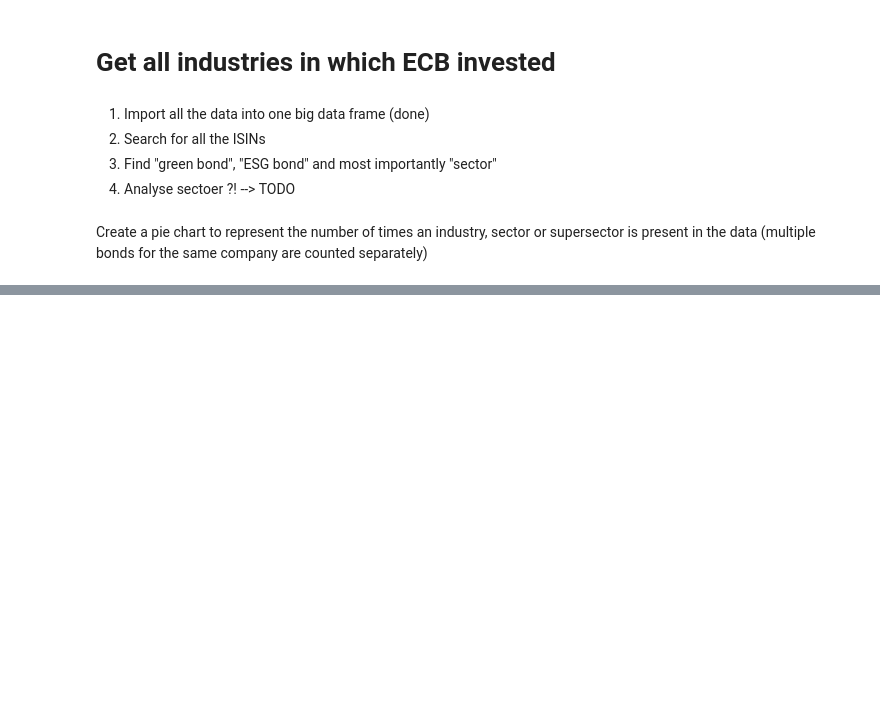
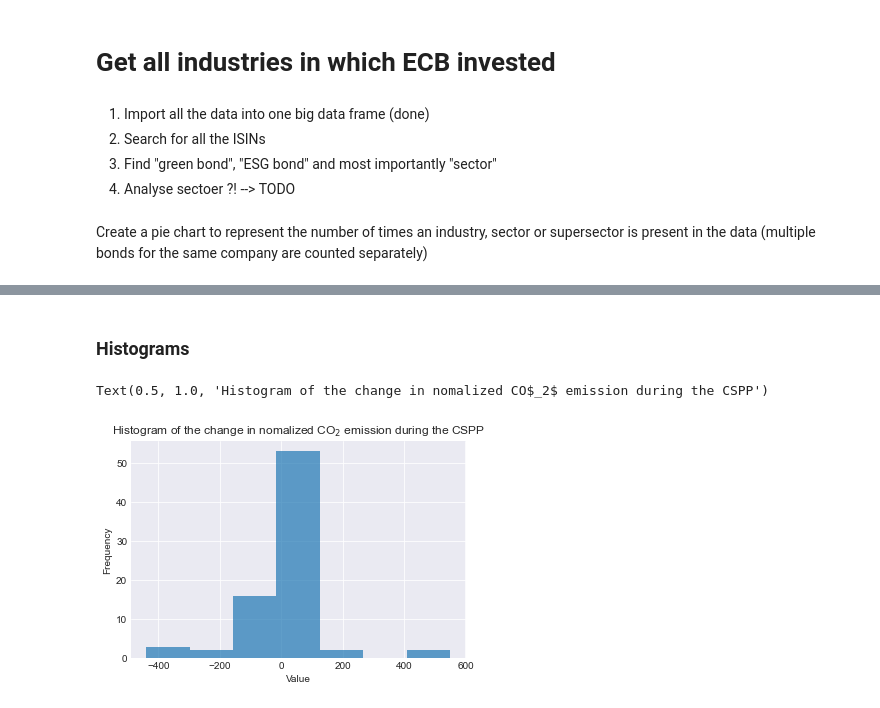
Before and after one commit to AukeVanSighem/ECB-Bond-Purchases, a Jupyter notebook: DataAnalysis.ipynb, the cells around one changed output, grey strips where cells are left out. Cells and saved outputs as stored; diff of their text form; code cells hidden in the pictures; blank space fills up the shorter version.

```diff
--- a/DataAnalysis.ipynb
+++ b/DataAnalysis.ipynb
@@ -270,2 +279,12 @@ plt.show()
+# %% [markdown]
+### Histograms
+# %%
+plt.hist(x=slopes, bins=7,alpha=0.7)
+plt.xlabel('Value')
+plt.ylabel('Frequency')
+plt.title(r'Histogram of the change in nomalized CO$_2$ emission during the CSPP')
+# %% [output]
+Text(0.5, 1.0, 'Histogram of the change in nomalized CO$_2$ emission during the CSPP')
+[figure, added]
 # %%
 #started cleaning data as above
```
Also changed, not shown: parts of 6 cells of this notebook.
